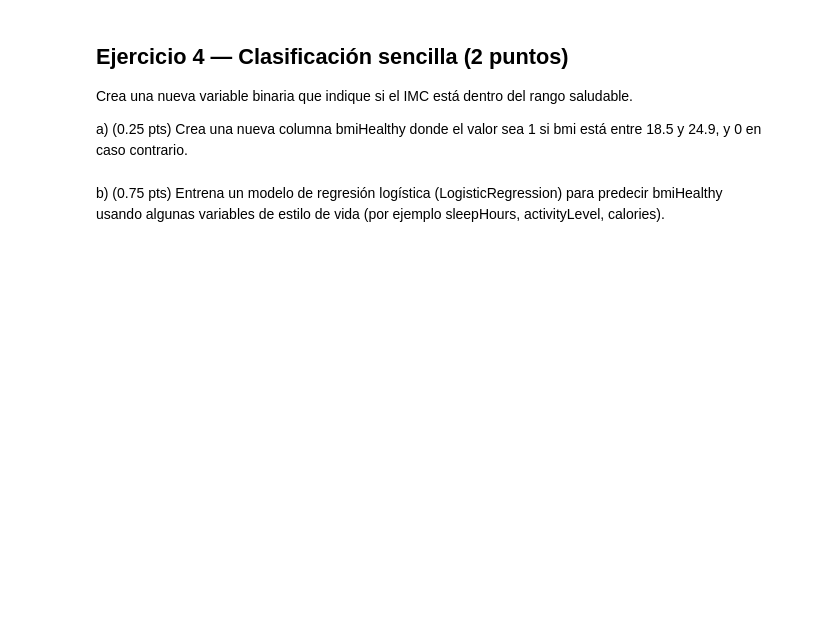
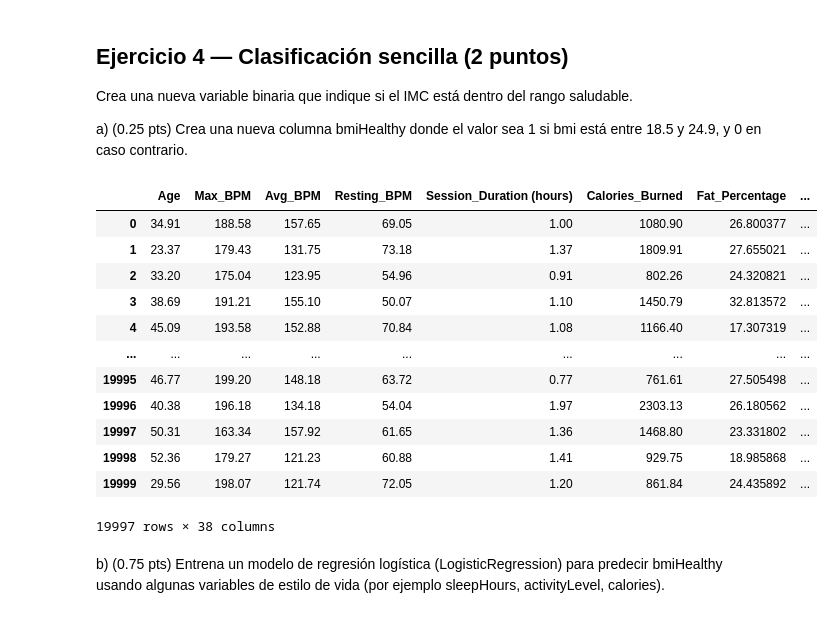
Before and after one commit to tfgmcasmon/desarrollovisualizacion, a Jupyter notebook: Prueba_intertrimestral_16102025.ipynb, the cells around one changed output. Saved outputs shown, nothing was run; the diff lists cells and outputs as text; code cells hidden in the pictures; blank space fills up the shorter version.

```diff
--- a/Prueba_intertrimestral_16102025.ipynb
+++ b/Prueba_intertrimestral_16102025.ipynb
@@ -77,5 +433,23 @@ d) (0.75 pts) Entrena un RandomForestRegressor con los mismos datos y compara re
 Crea una nueva variable binaria que indique si el IMC está dentro del rango saludable.
 
 a) (0.25 pts) Crea una nueva columna bmiHealthy donde el valor sea 1 si bmi está entre 18.5 y 24.9, y 0 en caso contrario.
+# %%
+df_numerico['BMI Healthy'] = df.apply(lambda row: 1 if row['BMI'] >= 18.5 and row['BMI'] <= 24.9 else 0, axis=1)
+
+df_numerico
+# %% [output]
+|  | Age | Max_BPM | Avg_BPM | Resting_BPM | Session_Duration (hours) | Calories_Burned | Fat_Percentage | ... |
+| 0 | 34.91 | 188.58 | 157.65 | 69.05 | 1.00 | 1080.90 | 26.800377 | ... |
+| 1 | 23.37 | 179.43 | 131.75 | 73.18 | 1.37 | 1809.91 | 27.655021 | ... |
+| 2 | 33.20 | 175.04 | 123.95 | 54.96 | 0.91 | 802.26 | 24.320821 | ... |
+| 3 | 38.69 | 191.21 | 155.10 | 50.07 | 1.10 | 1450.79 | 32.813572 | ... |
+| 4 | 45.09 | 193.58 | 152.88 | 70.84 | 1.08 | 1166.40 | 17.307319 | ... |
+| ... | ... | ... | ... | ... | ... | ... | ... | ... |
+| 19995 | 46.77 | 199.20 | 148.18 | 63.72 | 0.77 | 761.61 | 27.505498 | ... |
+| 19996 | 40.38 | 196.18 | 134.18 | 54.04 | 1.97 | 2303.13 | 26.180562 | ... |
+| 19997 | 50.31 | 163.34 | 157.92 | 61.65 | 1.36 | 1468.80 | 23.331802 | ... |
+| 19998 | 52.36 | 179.27 | 121.23 | 60.88 | 1.41 | 929.75 | 18.985868 | ... |
+| 19999 | 29.56 | 198.07 | 121.74 | 72.05 | 1.20 | 861.84 | 24.435892 | ... |
+19997 rows × 38 columns
 # %% [markdown]
 b) (0.75 pts) Entrena un modelo de regresión logística (LogisticRegression) para predecir bmiHealthy usando algunas variables de estilo de vida (por ejemplo sleepHours, activityLevel, calories).
```
Also changed, not shown: parts of 34 cells of this notebook.
